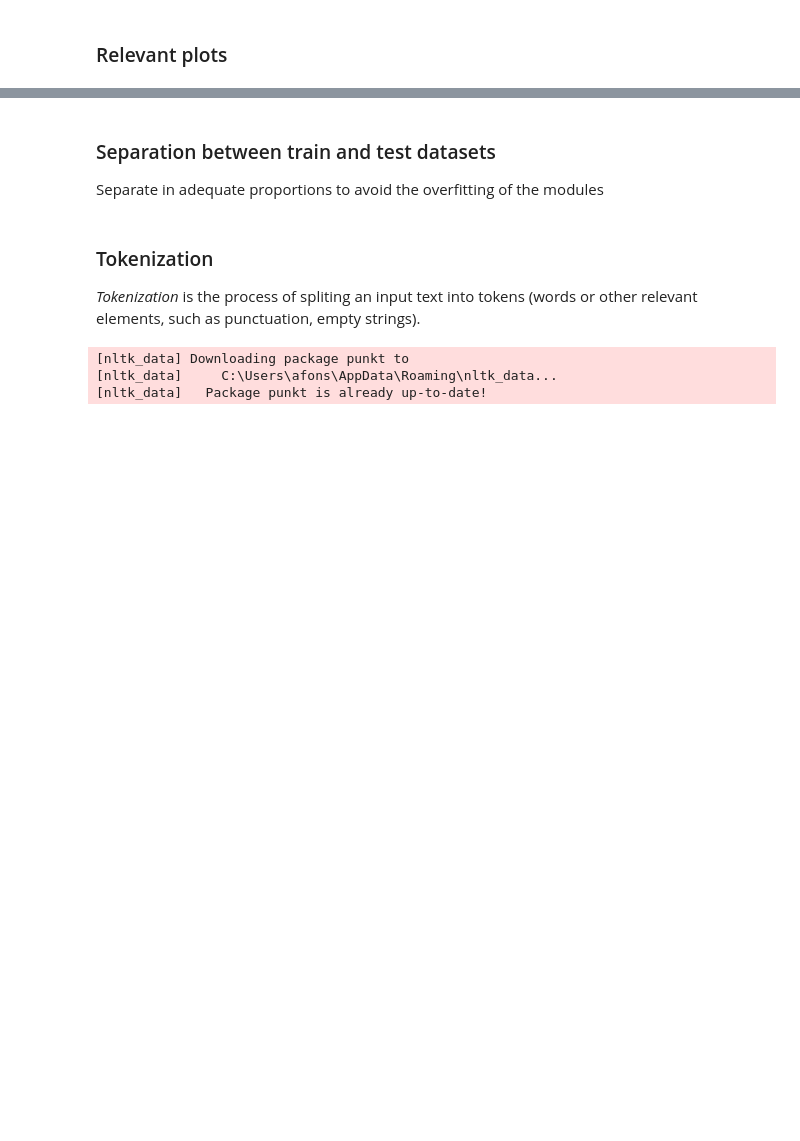
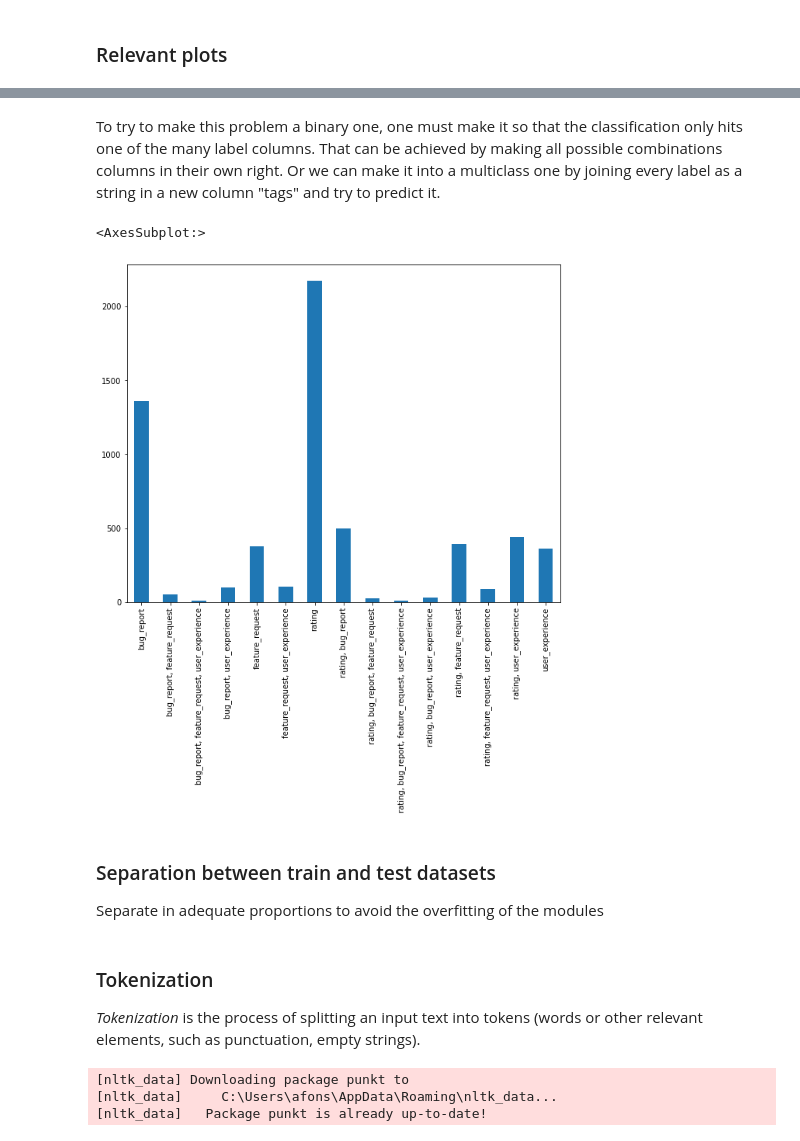
Before and after one commit to Poodlers/NLP_french_user_reviews, a Jupyter notebook: assignment_1.ipynb, the cells around one changed output, grey strips where cells are left out. Cells and saved outputs as stored; diff of their text form; code cells hidden in the pictures; blank space fills up the shorter version.

Commit message:
found a way to make it a multiclass problem

```diff
--- a/assignment_1.ipynb
+++ b/assignment_1.ipynb
@@ -63,10 +68,40 @@ As we can see, the rating label is much more relevant than the other 3 labels, w
+# %% [markdown]
+To try to make this problem a binary one, one must make it so that the classification only hits one of the many label columns. That can be achieved by making all possible combinations columns in their own right. Or we can make it into a multiclass one by joining every label as a string in a new column "tags" and try to predict it.
+# %%
+#data.insert(2, "Tags", [' ' for _ in range(len(data.index))], True)
+
+tags = []
+
+for index, row in data.iterrows():
+    str_tag = ""
+    if row["rating"] == 1:
+        str_tag += "rating, "
+    if row["bug_report"] == 1:
+        str_tag += "bug_report, "
+    if row["feature_request"] == 1:
+        str_tag += "feature_request, "
+    if row["user_experience"] == 1:
+        str_tag += "user_experience, "
+
+    tags.append(str_tag[0:-2])
+
+#print(tags)
+
+data.insert(2, "tags", tags, True)
+
+#print(data.head())
+
+data["tags"].value_counts().sort_index().plot.bar(x="Tag Distribution of All Observations", y="Number of observations")
+# %% [output]
+<AxesSubplot:>
+[figure, added]
 # %% [markdown]
 ### Separation between train and test datasets
 Separate in adequate proportions to avoid the overfitting of the modules
 # %% [markdown]
 ### Tokenization
 
-*Tokenization* is the process of spliting an input text into tokens (words or other relevant elements, such as punctuation, empty strings).
+*Tokenization* is the process of splitting an input text into tokens (words or other relevant elements, such as punctuation, empty strings).
 # %%
 from nltk.tokenize import word_tokenize #principal tokenization class from nltk API
 from nltk.stem import SnowballStemmer #Stemming method
```
Also changed, not shown: parts of 6 cells of this notebook, 1 other file.
